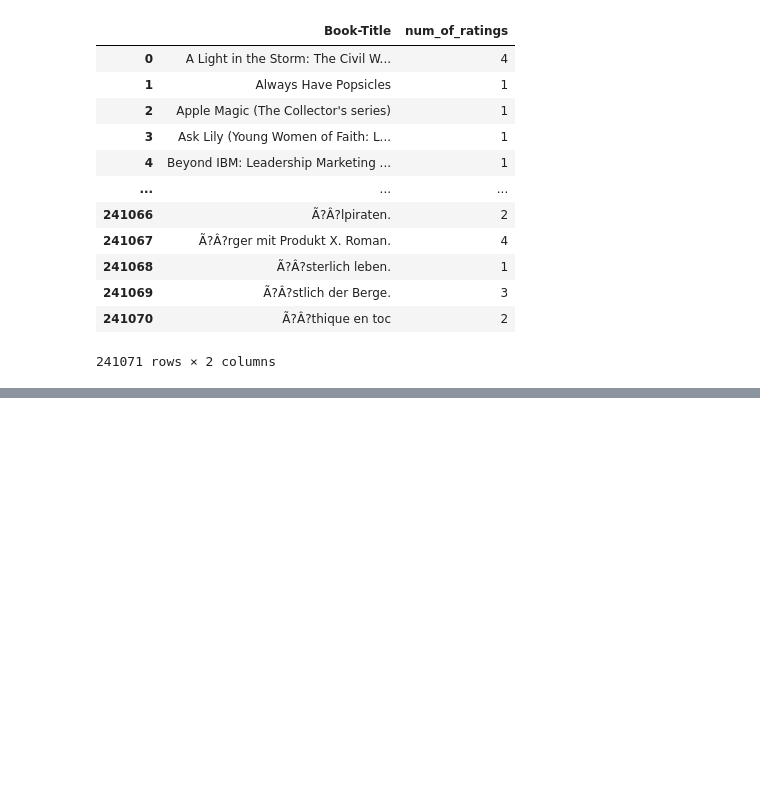
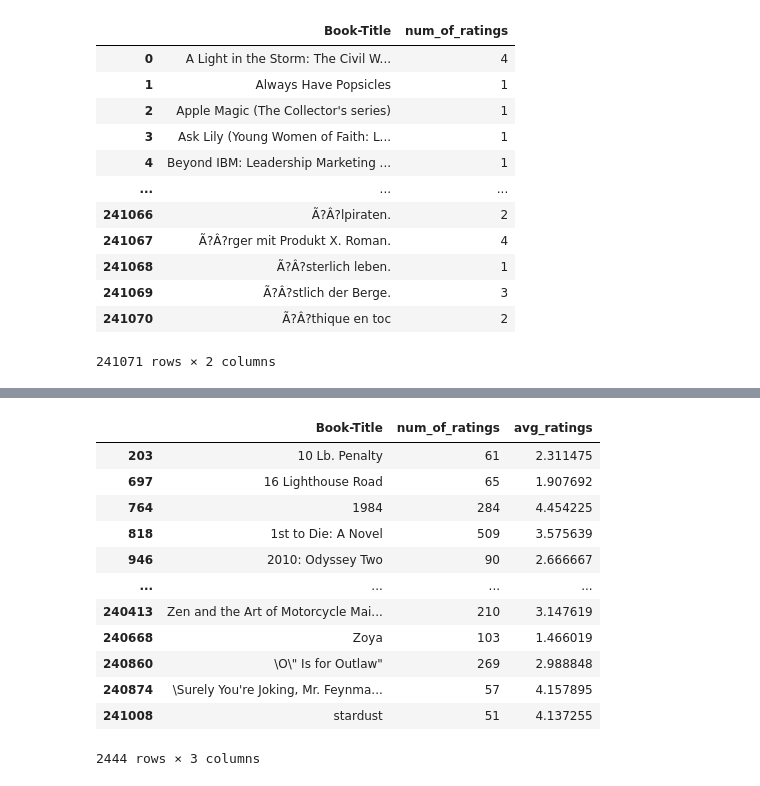
Before and after one commit to c-rew1nd/book_recommender_system, a Jupyter notebook: book-recommender-system.ipynb, the cells around one changed output, grey strips where cells are left out. Saved outputs shown, nothing was run; the diff lists cells and outputs as text; code cells hidden in the pictures; blank space fills up the shorter version.

```diff
--- a/book-recommender-system.ipynb
+++ b/book-recommender-system.ipynb
@@ -196,0 +235,16 @@ num_rating_df
+# %%
+popularity_df[popularity_df['num_of_ratings']>=50]
+# %% [output]
+|  | Book-Title | num_of_ratings | avg_ratings |
+| 203 | 10 Lb. Penalty | 61 | 2.311475 |
+| 697 | 16 Lighthouse Road | 65 | 1.907692 |
+| 764 | 1984 | 284 | 4.454225 |
+| 818 | 1st to Die: A Novel | 509 | 3.575639 |
+| 946 | 2010: Odyssey Two | 90 | 2.666667 |
+| ... | ... | ... | ... |
+| 240413 | Zen and the Art of Motorcycle Mai... | 210 | 3.147619 |
+| 240668 | Zoya | 103 | 1.466019 |
+| 240860 | \O\" Is for Outlaw" | 269 | 2.988848 |
+| 240874 | \Surely You're Joking, Mr. Feynma... | 57 | 4.157895 |
+| 241008 | stardust | 51 | 4.137255 |
+2444 rows × 3 columns
```
Also changed, not shown: parts of 9 cells of this notebook.
